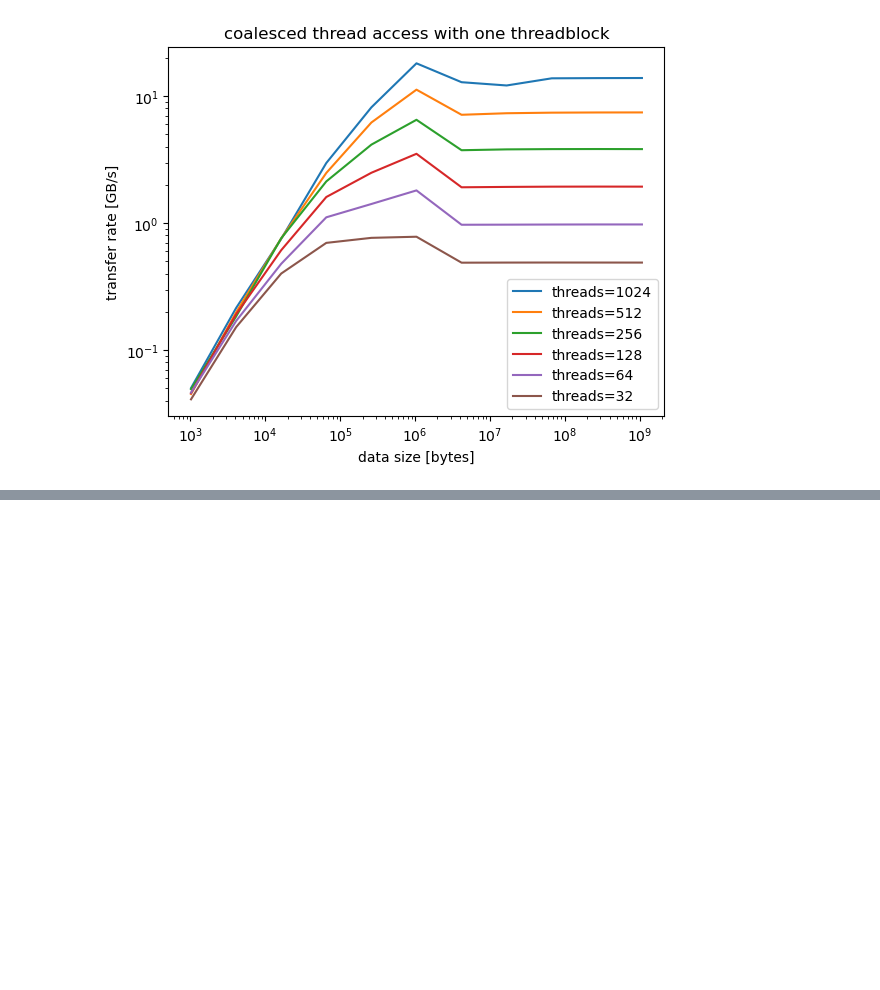
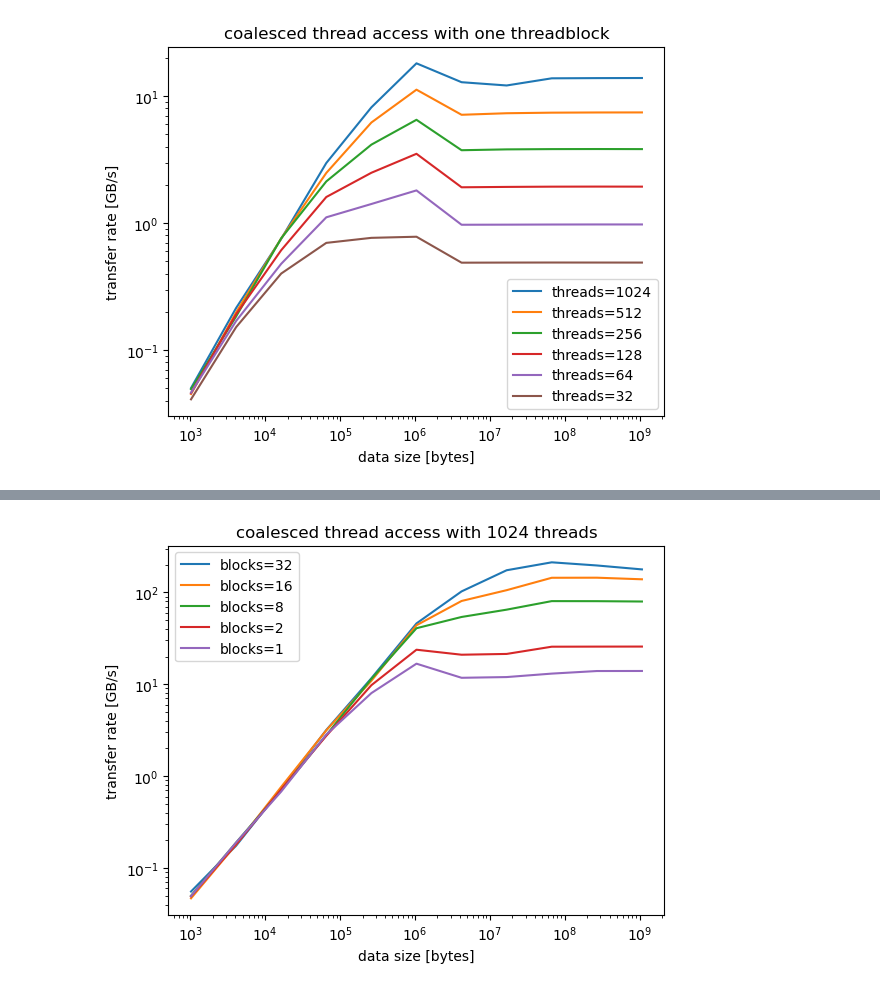
Before and after one commit to noahs-uni/GPU-Computing, a Jupyter notebook: exc03/plots_miro.ipynb, the cells around one changed output, grey strips where cells are left out. Drawn from its saved outputs; the diff is of its cells as text; code cells hidden in the pictures; blank space fills up the shorter version.

```diff
--- a/exc03/plots_miro.ipynb
+++ b/exc03/plots_miro.ipynb
@@ -40,7 +40,7 @@ plt.show()
 # %% [output]
 [figure]
 # %%
-d2d_threads = pd.read_csv("coalesced_memory_access_results.txt",
+d2d_threads = pd.read_csv("coalesced_memory_access_results_threads.txt",
                          delimiter=",",
                          skiprows=1,
                          names=["data", "threads", "transfer"])
@@ -74,3 +59,8 @@ plt.savefig('coalesced_trhead_access_a.pdf')
 plt.show()
 # %% [output]
 [figure]
+# %%
+d2d_threadblocks = pd.read_csv("coalesced_memory_access_results_threadblocks.txt",
+                         delimiter=",",
+                         skiprows=1,
+                         names=["data", "threads", "threadblocks", "transfer"])
@@ -76,0 +82,15 @@ plt.show()
+# %%
+for threadsblock in sorted(d2d_threadblocks['threadblocks'].unique(), reverse=True):
+    subset = d2d_threadblocks[d2d_threadblocks['threadblocks'] == threadsblock]
+    plt.plot(subset['data'], subset['transfer'], label=f"blocks={int(threadsblock)}")
+
+plt.xscale('log')
+plt.yscale('log')
+plt.xlabel('data size [bytes]')
+plt.ylabel('transfer rate [GB/s]')
+plt.title('coalesced thread access with 1024 threads')
+plt.legend()
+plt.savefig('coalesced_thread_access_b.pdf')
+plt.show()
+# %% [output]
+[figure, added]
```
Also changed, not shown: parts of 7 cells of this notebook, 15 other files.
